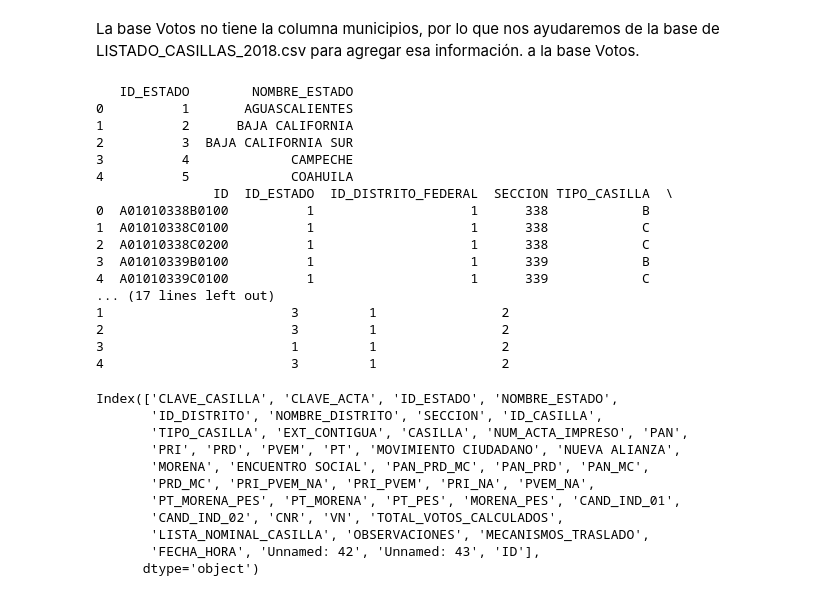
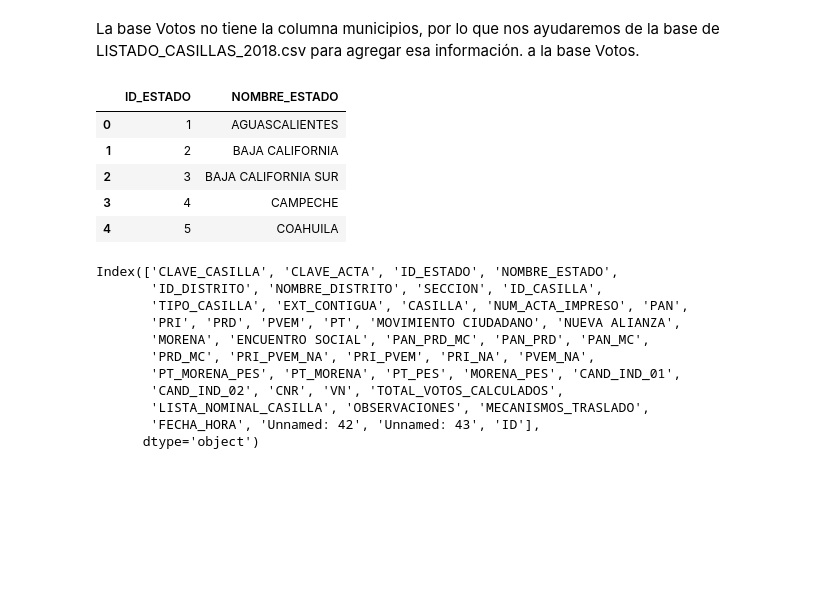
Before and after one commit to DavidGMtz/Analisis_elecciones_presidenciales_2018-, a Jupyter notebook: Votos.ipynb, the cells around one changed output. Cells and saved outputs as stored; diff of their text form; code cells hidden in the pictures; blank space fills up the shorter version.

```diff
--- a/Votos.ipynb
+++ b/Votos.ipynb
@@ -29,30 +27,15 @@ La base Votos no tiene la columna municipios, por lo que nos ayudaremos de la ba
 # %%
 #BASE DE DATOS CON LOS NOMBRES DE LOS ESTADOS SIN CARACTERES EXTRAÑOS
 estados = pd. read_csv("EDos.csv", sep=",")
-
-
 Listado_casillas = pd.read_csv("LISTADO_CASILLAS_2018.csv", sep=",",
                               encoding="latin1",engine="python")
-
-print(estados.head())
-print(Listado_casillas.head())
+estados.head()
 # %% [output]
-   ID_ESTADO        NOMBRE_ESTADO
-0          1       AGUASCALIENTES
-1          2      BAJA CALIFORNIA
-2          3  BAJA CALIFORNIA SUR
-3          4             CAMPECHE
-4          5             COAHUILA
-               ID  ID_ESTADO  ID_DISTRITO_FEDERAL  SECCION TIPO_CASILLA  \
-0  A01010338B0100          1                    1      338            B
-1  A01010338C0100          1                    1      338            C
-2  A01010338C0200          1                    1      338            C
-3  A01010339B0100          1                    1      339            B
-4  A01010339C0100          1                    1      339            C
-... (17 lines left out)
-1                        3         1                2
-2                        3         1                2
-3                        1         1                2
-4                        3         1                2
+|  | ID_ESTADO | NOMBRE_ESTADO |
+| 0 | 1 | AGUASCALIENTES |
+| 1 | 2 | BAJA CALIFORNIA |
+| 2 | 3 | BAJA CALIFORNIA SUR |
+| 3 | 4 | CAMPECHE |
+| 4 | 5 | COAHUILA |
 # %%
 Listado_casillas_2= pd.merge(Listado_casillas, estados, on = "ID_ESTADO", how = "left")
```
Also changed, not shown: parts of 18 cells of this notebook, 3 other files.
